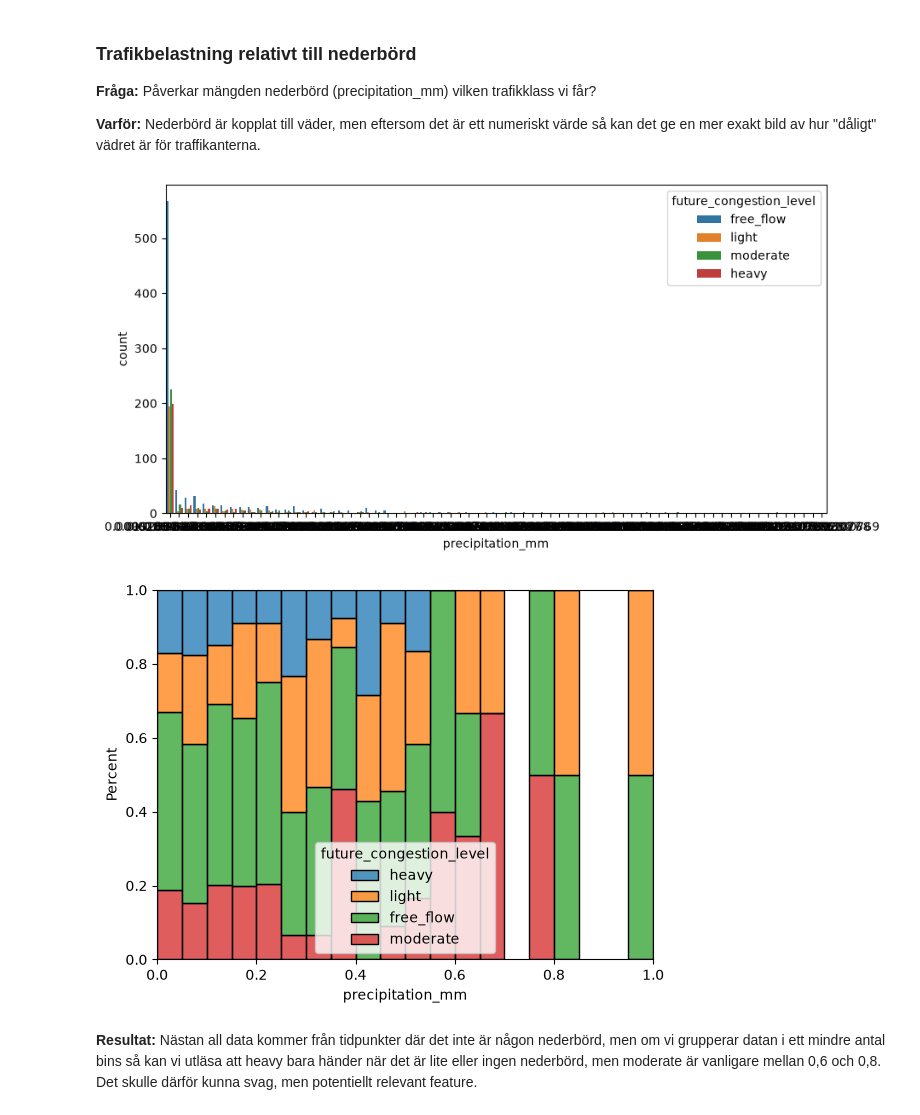
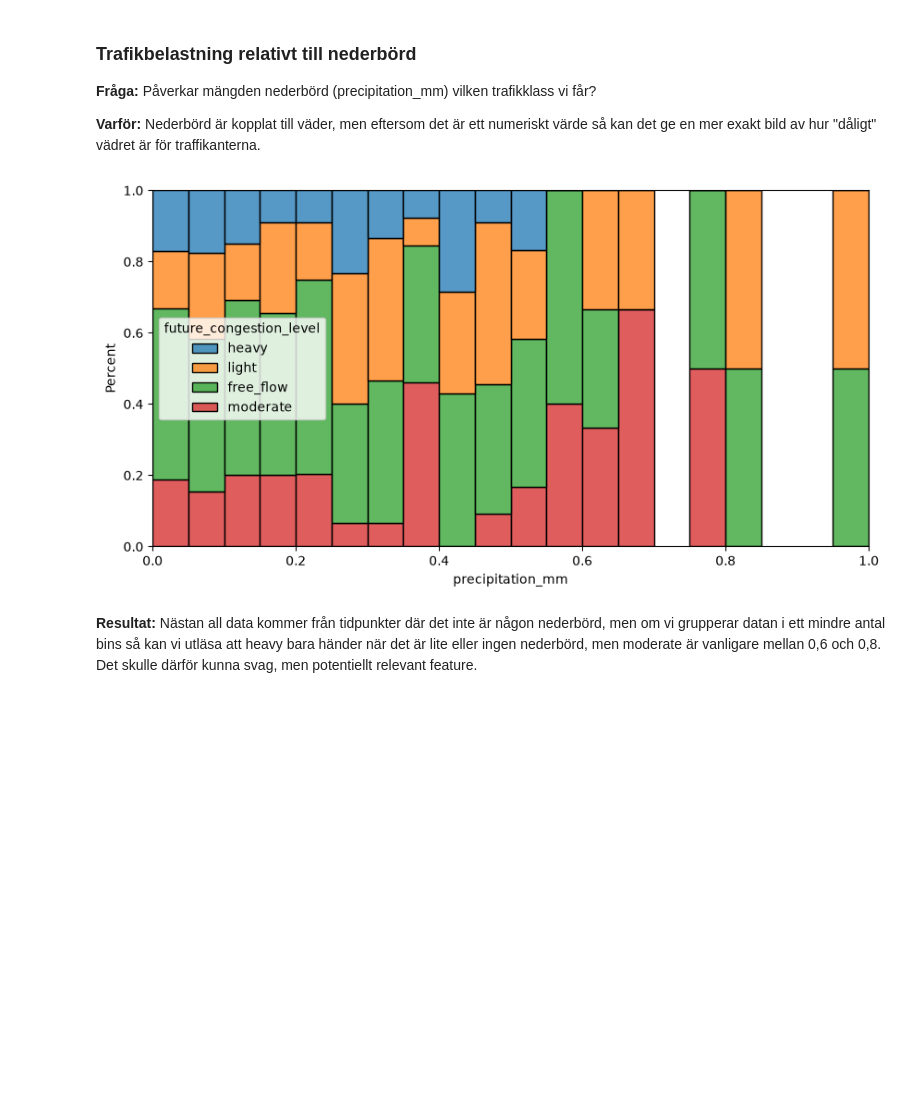
Before and after one commit to s91k/mu25-ml-group-2, a Jupyter notebook: traffic.ipynb, the cells around one changed output. Drawn from its saved outputs; the diff is of its cells as text; code cells hidden in the pictures; blank space fills up the shorter version.

```diff
--- a/traffic.ipynb
+++ b/traffic.ipynb
@@ -313,13 +313,10 @@ Väder med få rader (heavy_snow, thunderstorm, light_snow) ger extrema procentt
 **Varför:** Nederbörd är kopplat till väder, men eftersom det är ett numeriskt värde så kan det ge en mer exakt bild av hur "dåligt" vädret är för traffikanterna.
 # %%
 plt.figure(figsize=(10, 5))
-sns.countplot(data=df, x='precipitation_mm', hue='future_congestion_level', hue_order=['free_flow', 'light', 'moderate', 'heavy'])
-plt.show()
 sns.histplot(data=df, x='precipitation_mm', hue='future_congestion_level', bins=20, multiple='fill', stat='percent')
 plt.show()
 # %% [output]
-[figure, old version]
+[figure, new version]
-[figure, removed]
 # %% [markdown]
 **Resultat:**
 Nästan all data kommer från tidpunkter där det inte är någon nederbörd, men om vi grupperar datan i ett mindre antal bins så kan vi utläsa att heavy bara händer när det är lite eller ingen nederbörd, men moderate är vanligare mellan 0,6 och 0,8. Det skulle därför kunna svag, men potentiellt relevant feature.
```
Also changed, not shown: parts of 22 cells of this notebook.
